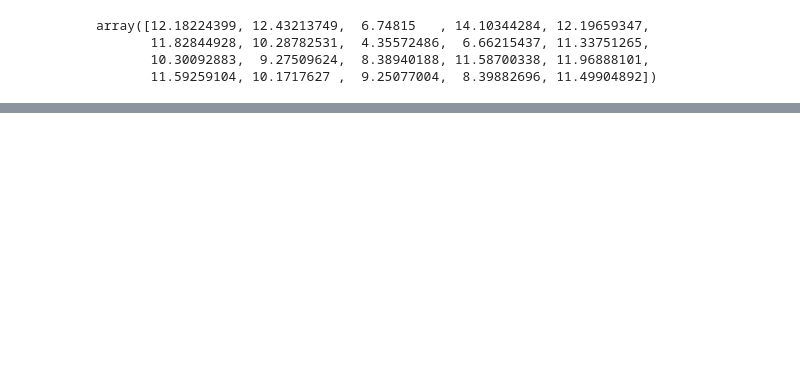
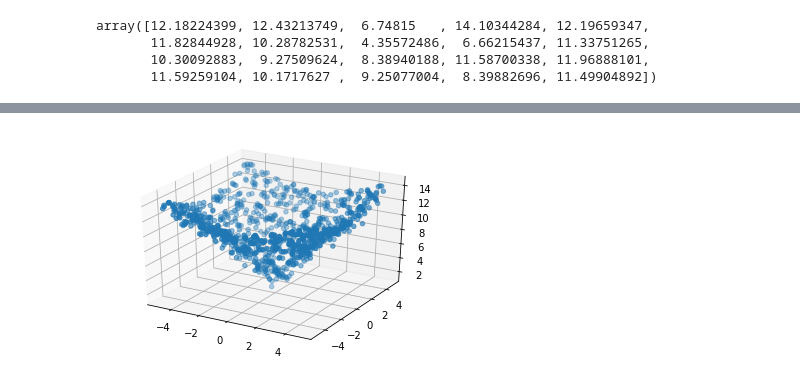
Before and after one commit to adhishagc/Ackley-Function, a Jupyter notebook: Jupyter Notebook/Ackley_function.ipynb, the cells around one changed output, grey strips where cells are left out. Saved outputs shown, nothing was run; the diff lists cells and outputs as text; code cells hidden in the pictures; blank space fills up the shorter version.

```diff
--- a/Jupyter Notebook/Ackley_function.ipynb
+++ b/Jupyter Notebook/Ackley_function.ipynb
@@ -46,4 +46,14 @@ def plot_ackley_general():
   fig = plt.figure()
   ax = fig.gca(projection='3d')
   ax.scatter(x1_range, x2_range, z_range, label='Ackley Function')
+# %%
+def plot_ackley(x1_range,x2_range):
+  #This would be the input for the Function
+  x_range_array = [x1_range,x2_range]
+  #generate the z range
+  z_range = ackley_function_range(x_range_array)
+  #plotting the function
+  fig = plt.figure()
+  ax = fig.gca(projection='3d')
+  ax.scatter(x1_range, x2_range, z_range, label='Ackley Function')
 # %% [markdown]
@@ -84,0 +97,13 @@ plot_ackley_general()
+# %%
+limit = 1000 #number of points
+#common lower and upper limits for both x1 and x2 are used
+lower_limit = -5
+upper_limit = 5
+#generating x1 and x2 values
+x1_range = [np.random.uniform(lower_limit,upper_limit) for x in range(limit)]
+x2_range = [np.random.uniform(lower_limit,upper_limit) for x in range(limit)]
+# %%
+#using the function to plot
+plot_ackley(x1_range,x2_range)
+# %% [output]
+[figure, added]
```
Also changed, not shown: parts of 6 cells of this notebook.
